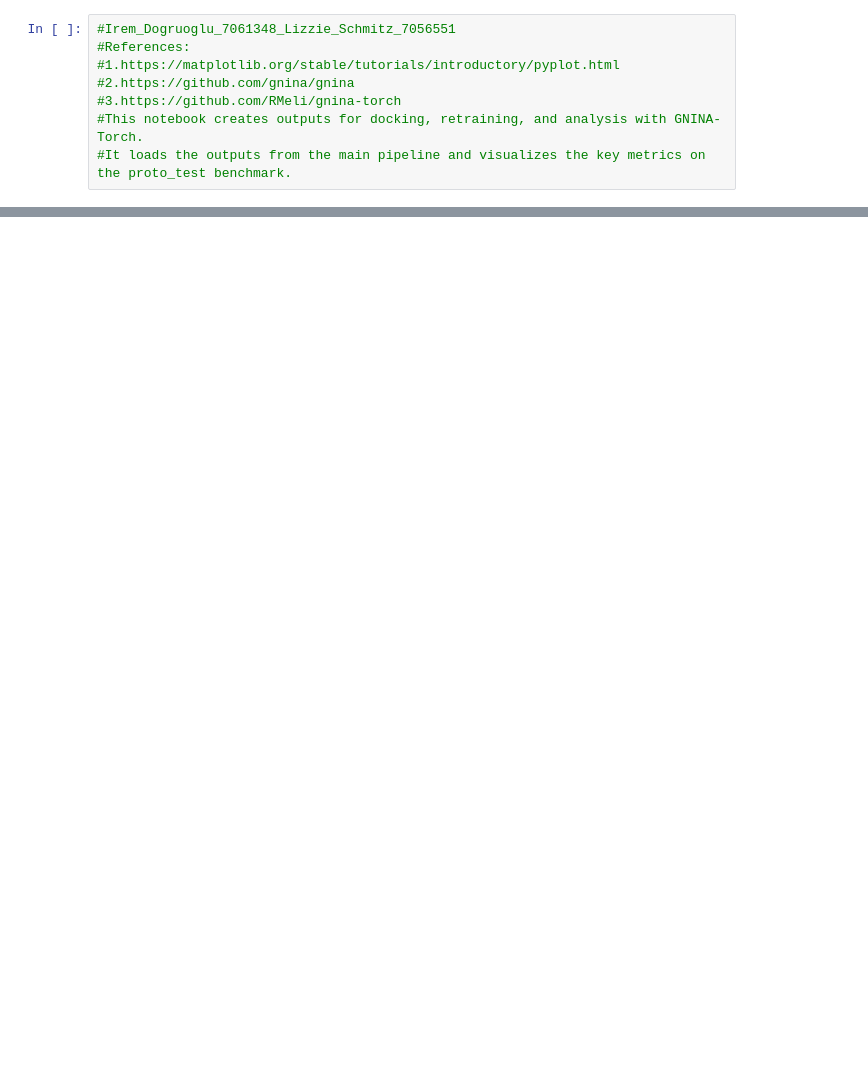
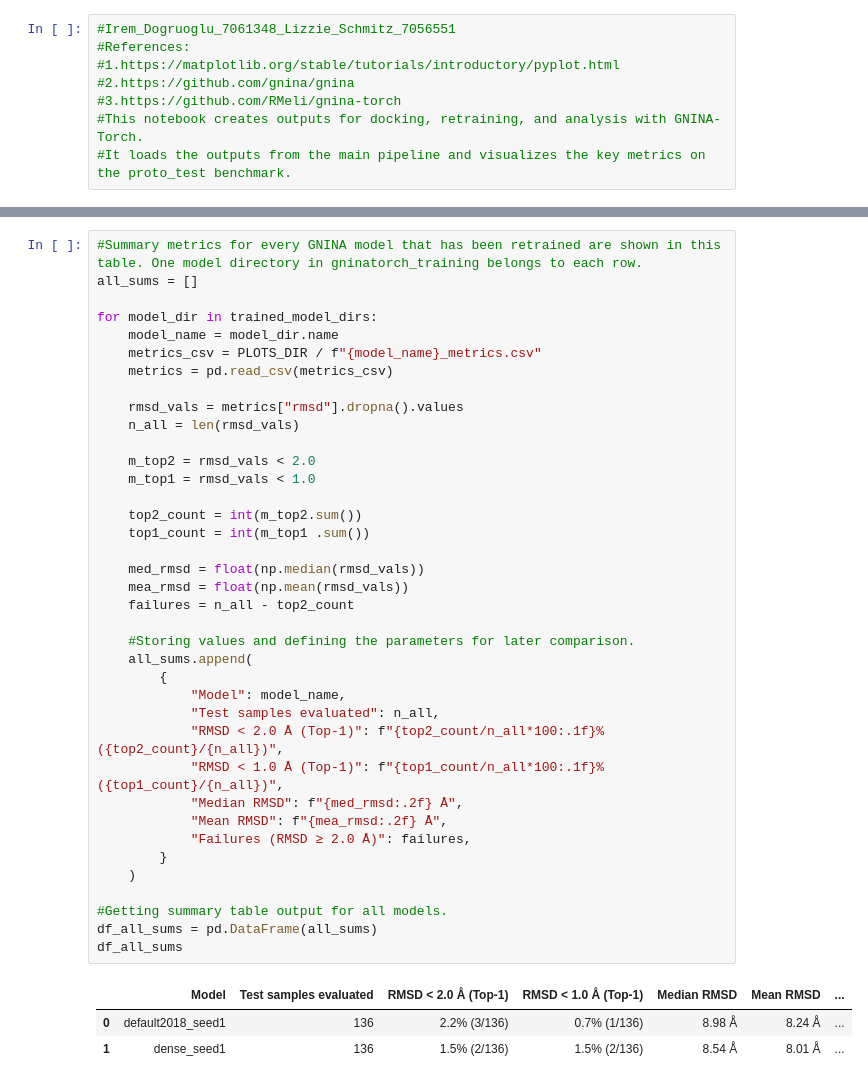
Before and after one commit to volkamerlab/DLDockingBenchSeminar, a Jupyter notebook: plot_inspection.ipynb, the cells around one changed output, grey strips where cells are left out. Saved outputs shown, nothing was run; the diff lists cells and outputs as text; blank space fills up the shorter version.

```diff
--- a/plot_inspection.ipynb
+++ b/plot_inspection.ipynb
@@ -167,0 +226,42 @@ for model_dir in trained_model_dirs:
+# %%
+#Summary metrics for every GNINA model that has been retrained are shown in this table. One model directory in gninatorch_training belongs to each row.
+all_sums = []
+
+for model_dir in trained_model_dirs:
+    model_name = model_dir.name
+    metrics_csv = PLOTS_DIR / f"{model_name}_metrics.csv"
+    metrics = pd.read_csv(metrics_csv)
+
+    rmsd_vals = metrics["rmsd"].dropna().values
+    n_all = len(rmsd_vals)
+
+    m_top2 = rmsd_vals < 2.0
+    m_top1 = rmsd_vals < 1.0
+
+    top2_count = int(m_top2.sum())
+    top1_count = int(m_top1 .sum())
+
+    med_rmsd = float(np.median(rmsd_vals))
+    mea_rmsd = float(np.mean(rmsd_vals))
+    failures = n_all - top2_count
+
+    #Storing values and defining the parameters for later comparison.
+    all_sums.append(
+        {
+            "Model": model_name,
+            "Test samples evaluated": n_all,
+            "RMSD < 2.0 Å (Top-1)": f"{top2_count/n_all*100:.1f}% ({top2_count}/{n_all})",
+            "RMSD < 1.0 Å (Top-1)": f"{top1_count/n_all*100:.1f}% ({top1_count}/{n_all})",
+            "Median RMSD": f"{med_rmsd:.2f} Å",
+            "Mean RMSD": f"{mea_rmsd:.2f} Å",
+            "Failures (RMSD ≥ 2.0 Å)": failures,
+        }
+    )
+
+#Getting summary table output for all models.
+df_all_sums = pd.DataFrame(all_sums)
+df_all_sums
+# %% [output]
+|  | Model | Test samples evaluated | RMSD < 2.0 Å (Top-1) | RMSD < 1.0 Å (Top-1) | Median RMSD | Mean RMSD | ... |
+| 0 | default2018_seed1 | 136 | 2.2% (3/136) | 0.7% (1/136) | 8.98 Å | 8.24 Å | ... |
+| 1 | dense_seed1 | 136 | 1.5% (2/136) | 1.5% (2/136) | 8.54 Å | 8.01 Å | ... |
```
Also changed, not shown: parts of 9 cells of this notebook.
